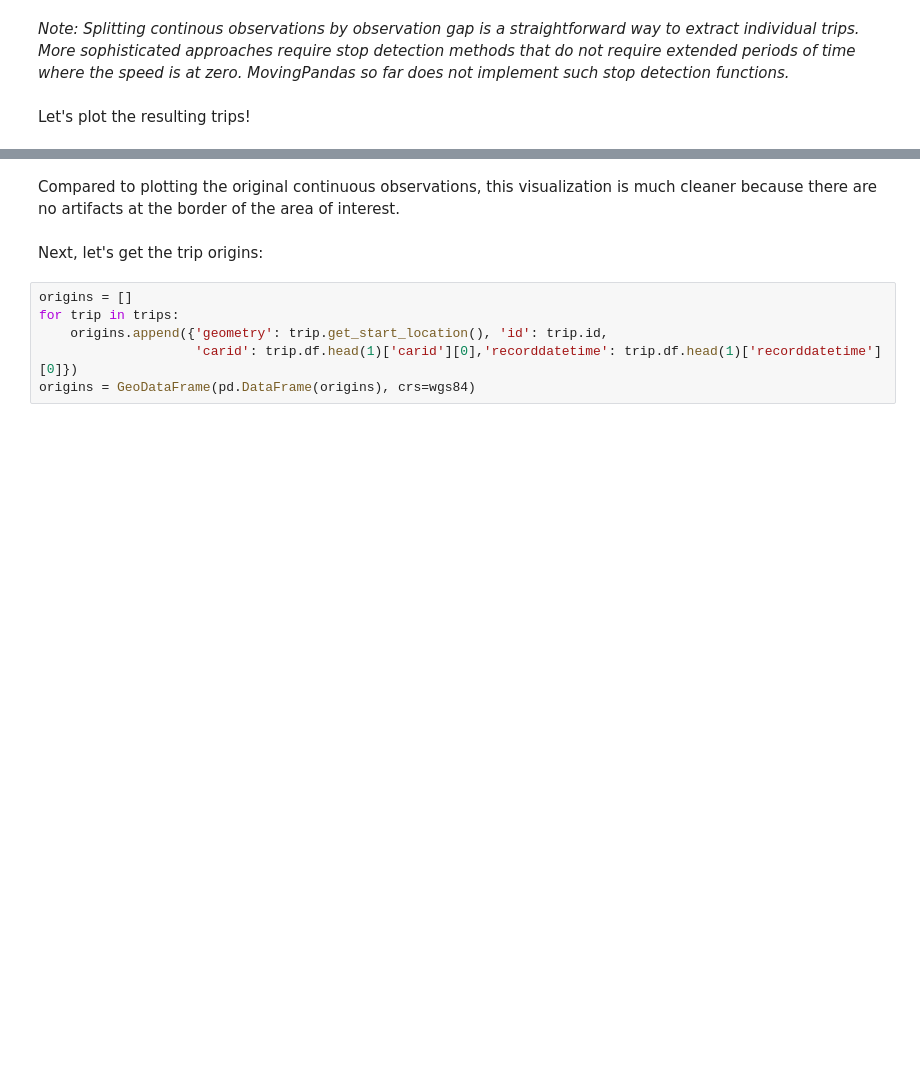
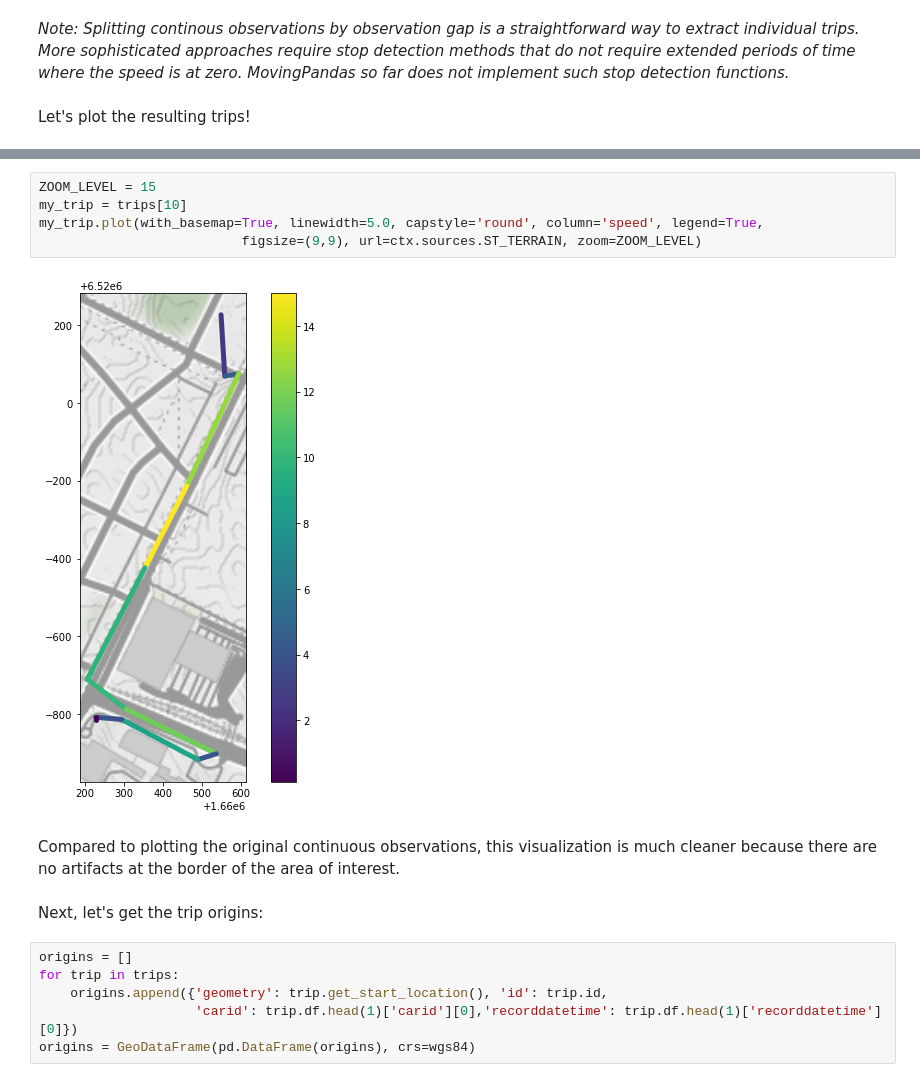
Before and after one commit to aicenter/movingpandas, a Jupyter notebook: tutorials/skoda_rides.ipynb, the cells around one changed output, grey strips where cells are left out. Drawn from its saved outputs; the diff is of its cells as text; blank space fills up the shorter version.

```diff
--- a/tutorials/skoda_rides.ipynb
+++ b/tutorials/skoda_rides.ipynb
@@ -308,3 +303,10 @@ Wall time: 5min 48s
+# %%
+ZOOM_LEVEL = 15
+my_trip = trips[10]
+my_trip.plot(with_basemap=True, linewidth=5.0, capstyle='round', column='speed', legend=True,
+                          figsize=(9,9), url=ctx.sources.ST_TERRAIN, zoom=ZOOM_LEVEL)
+# %% [output]
+[figure, added]
 # %% [markdown]
 Compared to plotting the original continuous observations, this visualization is much cleaner because there are no artifacts at the border of the area of interest.
 # %% [markdown]
```
Also changed, not shown: parts of 26 cells of this notebook.
